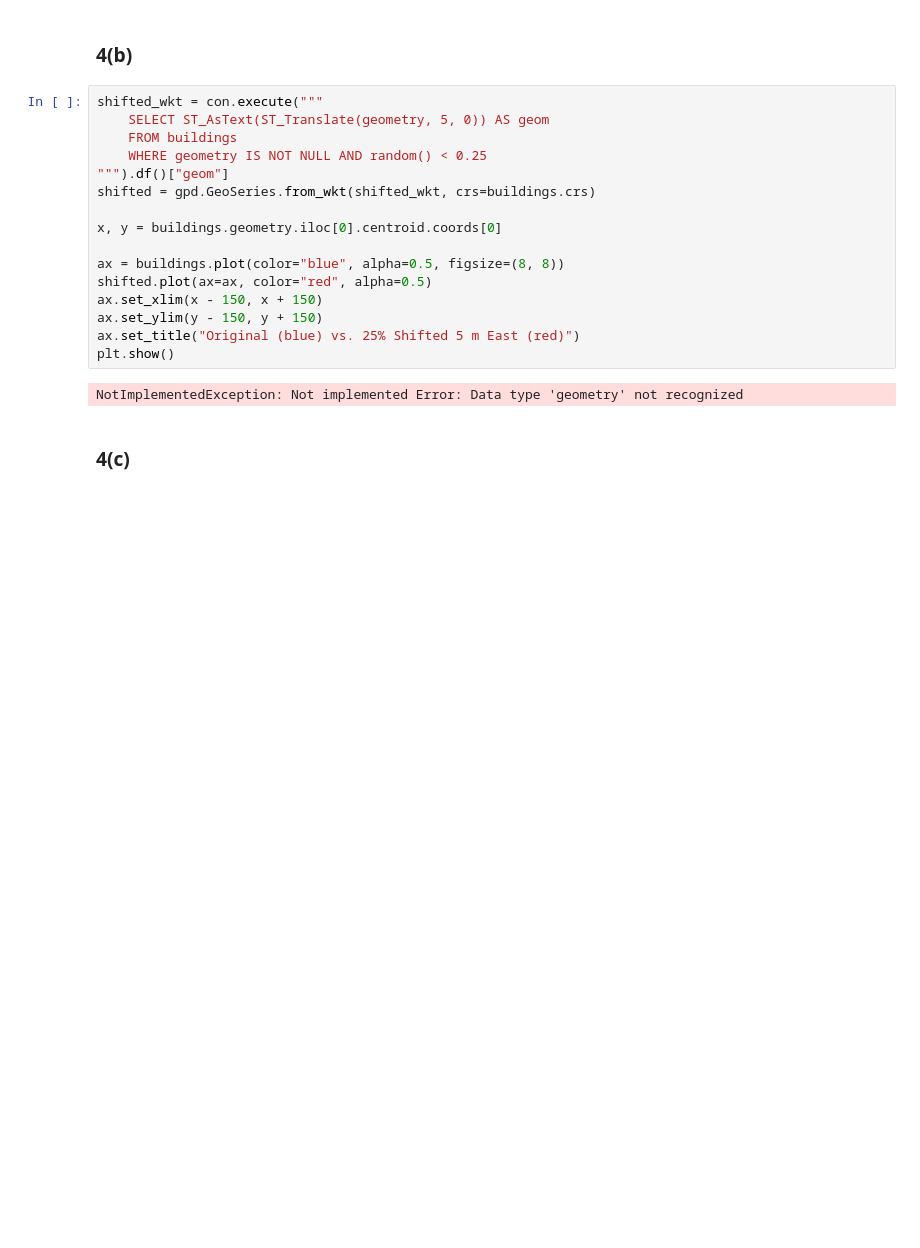
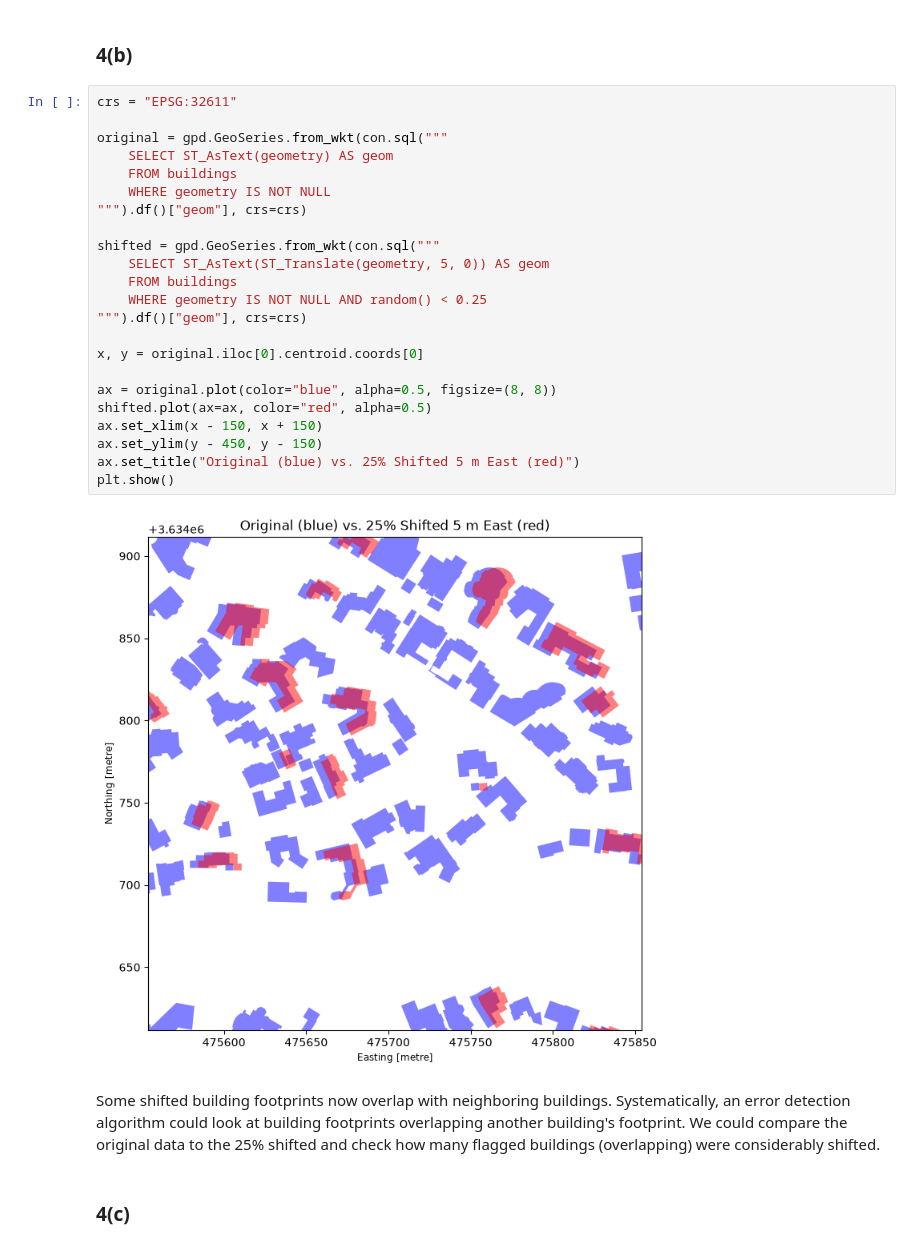
Before and after one commit to aarshiagupta/property-footprint-intelligence, a Jupyter notebook: notebooks/footprint_analysis/92037_la_jolla.ipynb, the cells around one changed output. Cells and saved outputs as stored; diff of their text form; blank space fills up the shorter version.

```diff
--- a/notebooks/footprint_analysis/92037_la_jolla.ipynb
+++ b/notebooks/footprint_analysis/92037_la_jolla.ipynb
@@ -156,22 +163,31 @@ NotImplementedException: Not implemented Error: Data type 'geometry' not recogni
 # %% [markdown]
 ### 4(b)
 # %%
-shifted_wkt = con.execute("""
+crs = "EPSG:32611"
+
+original = gpd.GeoSeries.from_wkt(con.sql("""
+    SELECT ST_AsText(geometry) AS geom
+    FROM buildings
+    WHERE geometry IS NOT NULL
+""").df()["geom"], crs=crs)
+
+shifted = gpd.GeoSeries.from_wkt(con.sql("""
     SELECT ST_AsText(ST_Translate(geometry, 5, 0)) AS geom
     FROM buildings
     WHERE geometry IS NOT NULL AND random() < 0.25
-""").df()["geom"]
-shifted = gpd.GeoSeries.from_wkt(shifted_wkt, crs=buildings.crs)
+""").df()["geom"], crs=crs)
 
-x, y = buildings.geometry.iloc[0].centroid.coords[0]
+x, y = original.iloc[0].centroid.coords[0]
 
-ax = buildings.plot(color="blue", alpha=0.5, figsize=(8, 8))
+ax = original.plot(color="blue", alpha=0.5, figsize=(8, 8))
 shifted.plot(ax=ax, color="red", alpha=0.5)
 ax.set_xlim(x - 150, x + 150)
-ax.set_ylim(y - 150, y + 150)
+ax.set_ylim(y - 450, y - 150)
 ax.set_title("Original (blue) vs. 25% Shifted 5 m East (red)")
 plt.show()
 # %% [output]
-NotImplementedException: Not implemented Error: Data type 'geometry' not recognized
+[figure, added]
+# %% [markdown]
+Some shifted building footprints now overlap with neighboring buildings. Systematically, an error detection algorithm could look at building footprints overlapping another building's footprint. We could compare the original data to the 25% shifted and check how many flagged buildings (overlapping) were considerably shifted.
 # %% [markdown]
 ### 4(c)
```
Also changed, not shown: parts of 12 cells of this notebook.
